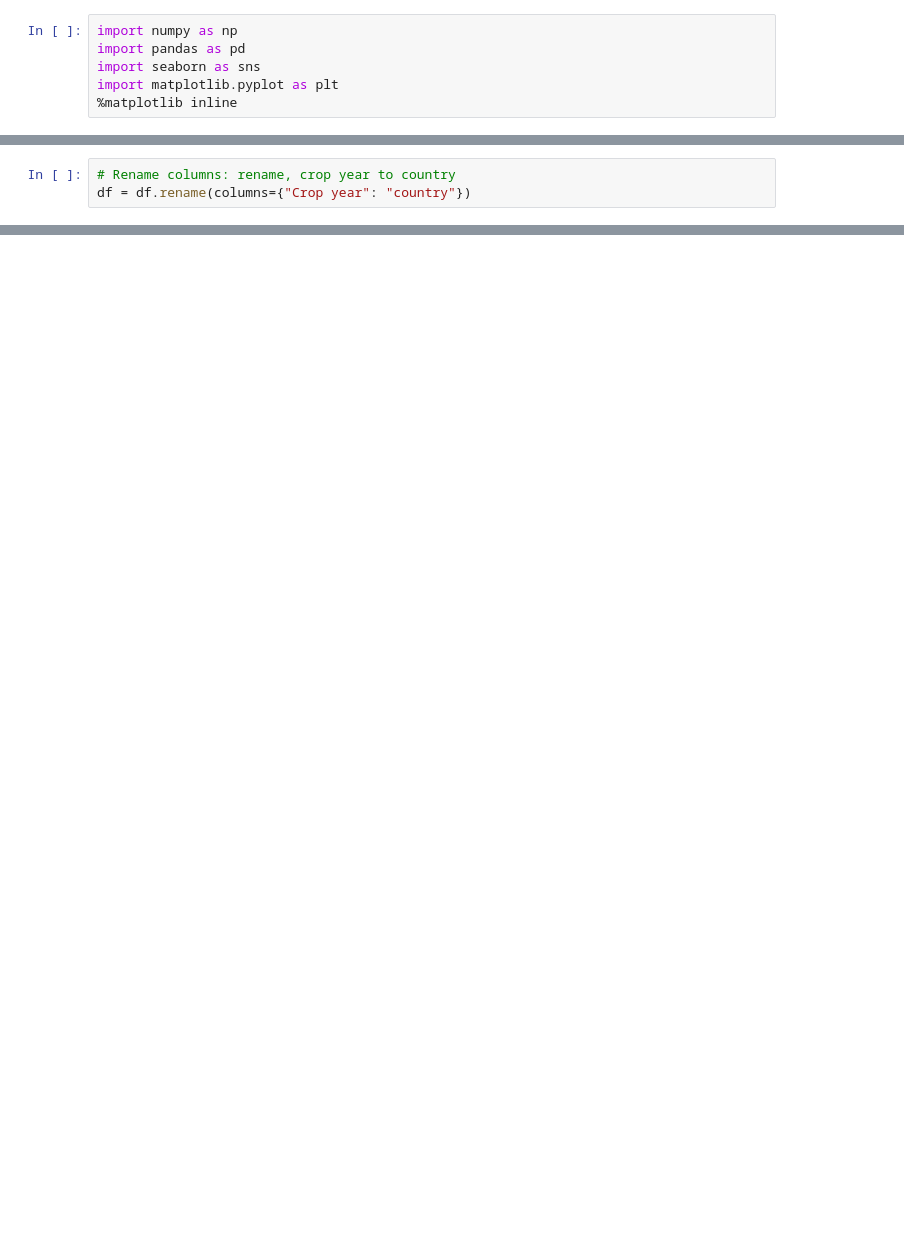
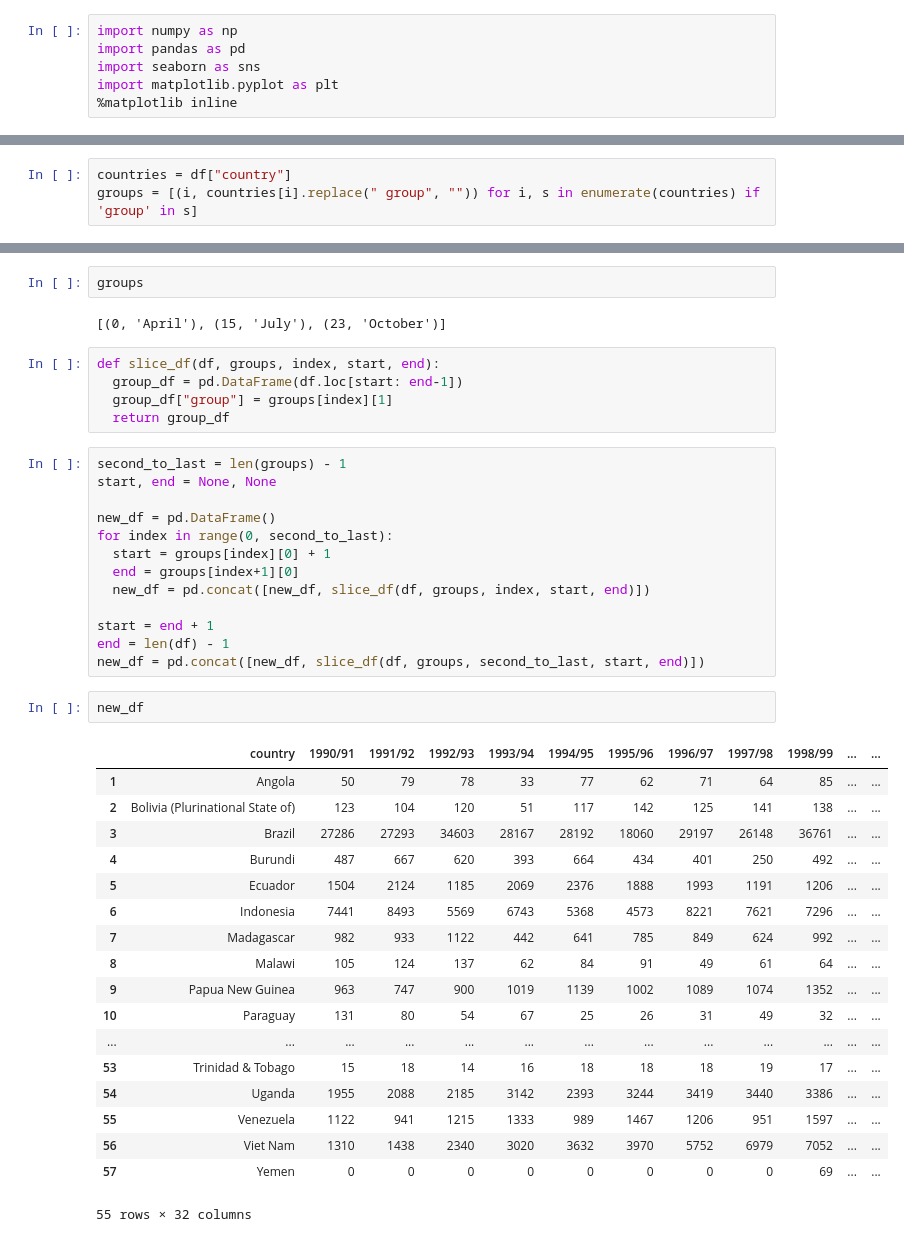
Before and after one commit to hpuma/global-coffee-trade-historical-data, a Jupyter notebook: curation/data_wrangling.ipynb, the cells around one changed output, grey strips where cells are left out. Cells and saved outputs as stored; diff of their text form; blank space fills up the shorter version.

```diff
--- a/curation/data_wrangling.ipynb
+++ b/curation/data_wrangling.ipynb
@@ -41,3 +35,3 @@ df.head()
 # %%
-# Rename columns: rename, crop year to country
-df = df.rename(columns={"Crop year": "country"})
+countries = df["country"]
+groups = [(i, countries[i].replace(" group", "")) for i, s in enumerate(countries) if 'group' in s]
@@ -72,0 +38,43 @@ ValueError: 'group' is not in list
+# %%
+groups
+# %% [output]
+[(0, 'April'), (15, 'July'), (23, 'October')]
+# %%
+def slice_df(df, groups, index, start, end):
+  group_df = pd.DataFrame(df.loc[start: end-1])
+  group_df["group"] = groups[index][1]
+  return group_df
+# %%
+second_to_last = len(groups) - 1
+start, end = None, None
+
+new_df = pd.DataFrame()
+for index in range(0, second_to_last):
+  start = groups[index][0] + 1
+  end = groups[index+1][0]
+  new_df = pd.concat([new_df, slice_df(df, groups, index, start, end)])
+
+start = end + 1
+end = len(df) - 1
+new_df = pd.concat([new_df, slice_df(df, groups, second_to_last, start, end)])
+# %%
+new_df
+# %% [output]
+|  | country | 1990/91 | 1991/92 | 1992/93 | 1993/94 | 1994/95 | 1995/96 | 1996/97 | 1997/98 | 1998/99 | ... | ... |
+| 1 | Angola | 50 | 79 | 78 | 33 | 77 | 62 | 71 | 64 | 85 | ... | ... |
+| 2 | Bolivia (Plurinational State of) | 123 | 104 | 120 | 51 | 117 | 142 | 125 | 141 | 138 | ... | ... |
+| 3 | Brazil | 27286 | 27293 | 34603 | 28167 | 28192 | 18060 | 29197 | 26148 | 36761 | ... | ... |
+| 4 | Burundi | 487 | 667 | 620 | 393 | 664 | 434 | 401 | 250 | 492 | ... | ... |
+| 5 | Ecuador | 1504 | 2124 | 1185 | 2069 | 2376 | 1888 | 1993 | 1191 | 1206 | ... | ... |
+| 6 | Indonesia | 7441 | 8493 | 5569 | 6743 | 5368 | 4573 | 8221 | 7621 | 7296 | ... | ... |
+| 7 | Madagascar | 982 | 933 | 1122 | 442 | 641 | 785 | 849 | 624 | 992 | ... | ... |
+| 8 | Malawi | 105 | 124 | 137 | 62 | 84 | 91 | 49 | 61 | 64 | ... | ... |
+| 9 | Papua New Guinea | 963 | 747 | 900 | 1019 | 1139 | 1002 | 1089 | 1074 | 1352 | ... | ... |
+| 10 | Paraguay | 131 | 80 | 54 | 67 | 25 | 26 | 31 | 49 | 32 | ... | ... |
+| ... | ... | ... | ... | ... | ... | ... | ... | ... | ... | ... | ... | ... |
+| 53 | Trinidad & Tobago | 15 | 18 | 14 | 16 | 18 | 18 | 18 | 19 | 17 | ... | ... |
+| 54 | Uganda | 1955 | 2088 | 2185 | 3142 | 2393 | 3244 | 3419 | 3440 | 3386 | ... | ... |
+| 55 | Venezuela | 1122 | 941 | 1215 | 1333 | 989 | 1467 | 1206 | 951 | 1597 | ... | ... |
+| 56 | Viet Nam | 1310 | 1438 | 2340 | 3020 | 3632 | 3970 | 5752 | 6979 | 7052 | ... | ... |
+| 57 | Yemen | 0 | 0 | 0 | 0 | 0 | 0 | 0 | 0 | 69 | ... | ... |
+55 rows × 32 columns
```
Also changed, not shown: parts of 8 cells of this notebook.
